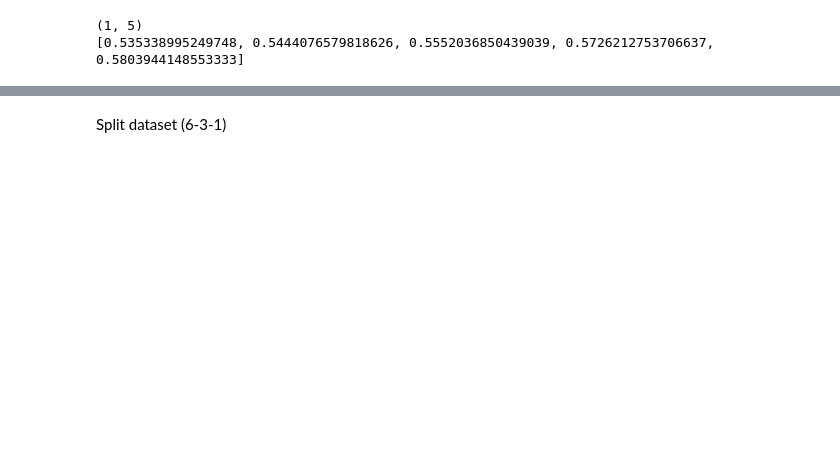
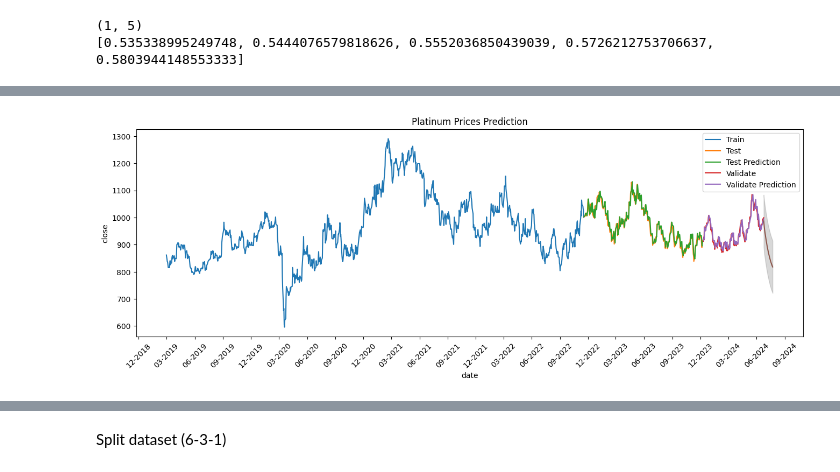
Before and after one commit to gnaht1/STAT3013.-P12_Nhom4, a Jupyter notebook: GRU_Model/Platinum_GRU.ipynb, the cells around one changed output, grey strips where cells are left out. Saved outputs shown, nothing was run; the diff lists cells and outputs as text; code cells hidden in the pictures; blank space fills up the shorter version.

```diff
--- a/GRU_Model/Platinum_GRU.ipynb
+++ b/GRU_Model/Platinum_GRU.ipynb
@@ -385,0 +347,82 @@ plt.show()
+# %%
+import numpy as np
+import matplotlib.pyplot as plt
+from scipy.stats import norm
+
+#   Create a confidence interval for the prediction
+confidence_level = 0.95
+z_score = norm.ppf((1 + confidence_level) / 2)  # Z value for 95% confidence level
+
+# Create error range for Future Prediction
+std_dev = np.std(y_pred_future)  # Standard deviation of future prediction
+margin_of_error = z_score * std_dev
+
+# Calculate the confidence interval for Future Prediction
+lower_bound = y_pred_future - margin_of_error
+upper_bound = y_pred_future + margin_of_error
+
+# Print out the confidence interval value
+print("Margin of Error:", margin_of_error)
+print("Lower Bound of Future Prediction:", lower_bound)
+print("Upper Bound of Future Prediction:", upper_bound)
+
+# Calculate the reliability of the model
+mean_prediction = np.mean(y_pred_future)
+confidence_interval_range = upper_bound - lower_bound
+confidence_score = 1 - (np.mean(confidence_interval_range) / mean_prediction)
+print("Confidence Score:", confidence_score)
+
+# Function to calculate confidence interval
+def calculate_confidence_interval(predictions, confidence_level=0.95):
+    z_score = norm.ppf((1 + confidence_level) / 2)  # Z value for confidence level
+    std_dev = np.std(predictions)  # Standard deviation of prediction
+    margin_of_error = z_score * std_dev
+    lower_bound = predictions - margin_of_error
+    upper_bound = predictions + margin_of_error
+    return lower_bound, upper_bound, margin_of_error
+
+#   Use the function to calculate the confidence interval for Future Prediction
+lower_bound, upper_bound, margin_of_error = calculate_confidence_interval(y_pred_future)
+
+# Convert confidence intervals to DataFrames for plotting convenience
+PREDICTIONS_FUTURE_LOWER = pd.DataFrame(lower_bound, columns=['close']).set_index(pd.Series(datelist_future))
+PREDICTIONS_FUTURE_UPPER = pd.DataFrame(upper_bound, columns=['close']).set_index(pd.Series(datelist_future))
+
+# Inverse transform the lst_output list using the StandardScaler object
+y_pred_future = sc.inverse_transform(lst_output)
+
+# Create a dataframe for the future predictions, with the date as the index and the 'price' column
+PREDICTIONS_FUTURE = pd.DataFrame(y_pred_future, columns=['close']).set_index(pd.Series(datelist_future))
+
+train_data = df1[:train_size]
+test_data = df1[train_size:train_size+test_size]
+val_data = df1[train_size+test_size:]
+
+# Set the figure size and create a subplot
+plt.figure(figsize=(16,5))
+
+# Create a plot to compare the predicted and true values for the training and test data
+plt.plot(train_data.index, train_data.close)
+plt.plot(test_data)
+
+# Plot the actual and predicted prices in the test set, and the predicted future prices
+plt.plot(test_data.index, y_test_predict)
+plt.plot(val_data)
+plt.plot(val_data.index, y_val_predict)
+plt.plot(PREDICTIONS_FUTURE)
+plt.xlabel('date')
+plt.ylabel('close')
+plt.title('Platinum Prices Prediction')
+plt.legend(['Train','Test','Test Prediction','Validate', 'Validate Prediction'])
+
+# Plot the confidence interval for future predictions
+plt.fill_between(PREDICTIONS_FUTURE.index, PREDICTIONS_FUTURE_LOWER['close'], PREDICTIONS_FUTURE_UPPER['close'], color='gray', alpha=0.3, label='Confidence Interval (95%)')
+
+# x-axis format to show only the year
+from matplotlib.dates import DateFormatter, MonthLocator
+ax = plt.gca()
+ax.xaxis.set_major_formatter(DateFormatter('%m-%Y'))
+ax.xaxis.set_major_locator(MonthLocator(interval=3))
+plt.xticks(rotation=45)
+plt.show()
+# %% [output]
@@ -386,3 +446,4 @@ plt.show()
+[figure, added]
 # %%
 evaluateModel(test_data.values,y_test_predict,val_data.values,y_val_predict)
 # %% [output]
```
Also changed, not shown: parts of 29 cells of this notebook, 2 other files.
